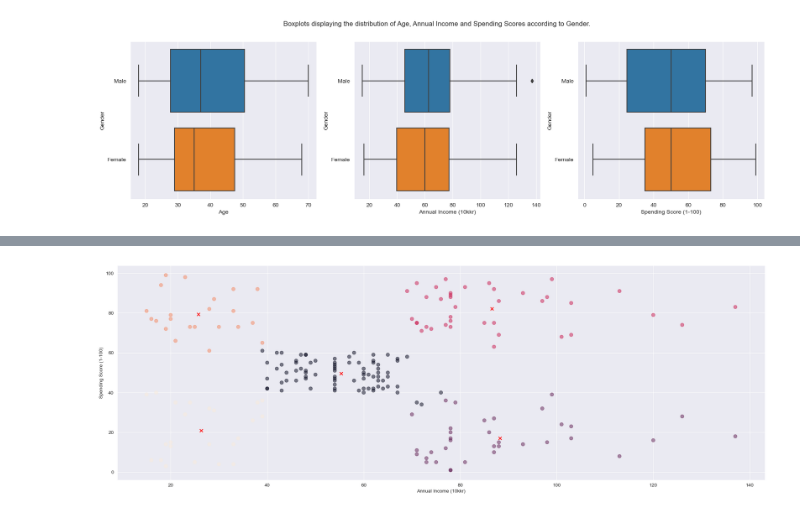
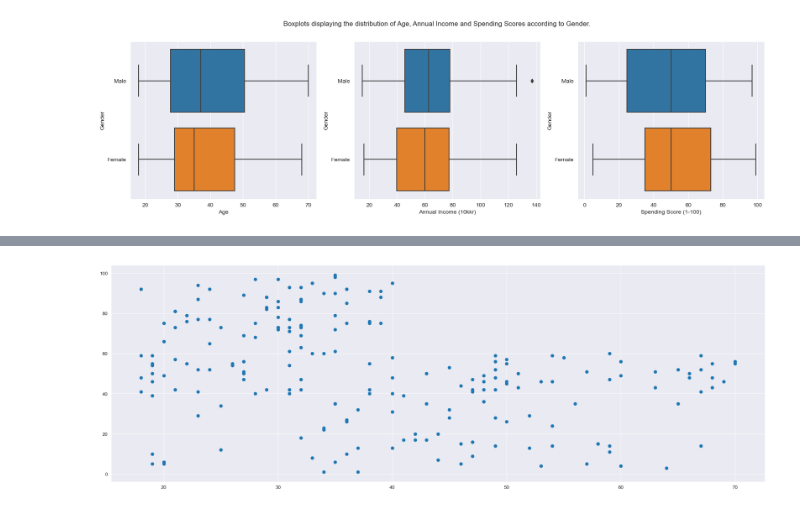
Before and after one commit to Academic-Inquisition/AI-Projekt, a Jupyter notebook: Labb 1/Labb_1_K_Mean.ipynb, the cells around one changed output, grey strips where cells are left out. Cells and saved outputs as stored; diff of their text form; code cells hidden in the pictures.

```diff
--- a/Labb 1/Labb_1_K_Mean.ipynb
+++ b/Labb 1/Labb_1_K_Mean.ipynb
@@ -55,13 +48,14 @@ plt.show()
-# %%
-k = 5
-kmeans = KMeans(n_clusters=k, init='k-means++').fit(data)
-centroids = kmeans.cluster_centers_
-
-plt.figure(figsize=(24,8))
-plt.xlabel('Annual Income (10kkr)')
-plt.ylabel('Spending Score (1-100)')
-plt.scatter(data[:,1], data[:,0], c=kmeans.labels_.astype (float), s=50, alpha=0.5)
-plt.scatter(centroids[:,1], centroids[:,0], c='red', s=40, marker='x')
-plt.show()
-# %% [output]
-[figure, removed]
+# %%
+# Drop all other data than the Spending Score and Age columns.
+separated = customer_data[['Spending Score (1-100)', 'Age']]
+# Create an NumPy Array of the separated DataFrame.
+SSA_Data = np.array(separated)
+
+# Set up a new figure of size 24x and 8y units.
+plt.figure(figsize=(24,8))
+# Populate the figure using a Scatter Plot using Age for the X-axis and Spending Score for the Y-axis.
+plt.scatter(SSA_Data[:,1], SSA_Data[:,0], label='True Position')
+# Call PyPlot.show().
+plt.show()
+# %% [output]
+[figure, added]
```
Also changed, not shown: parts of 14 cells of this notebook, 1 other file.
